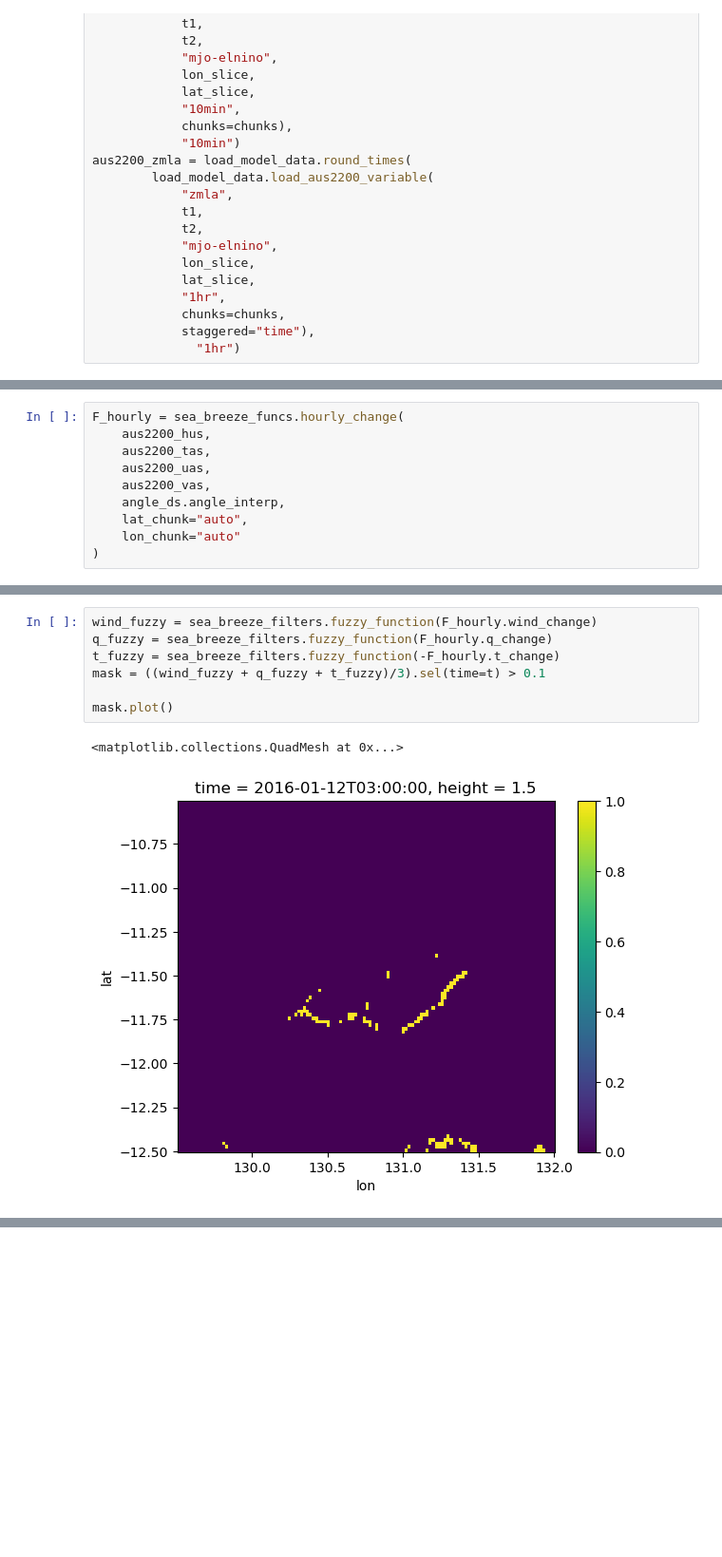
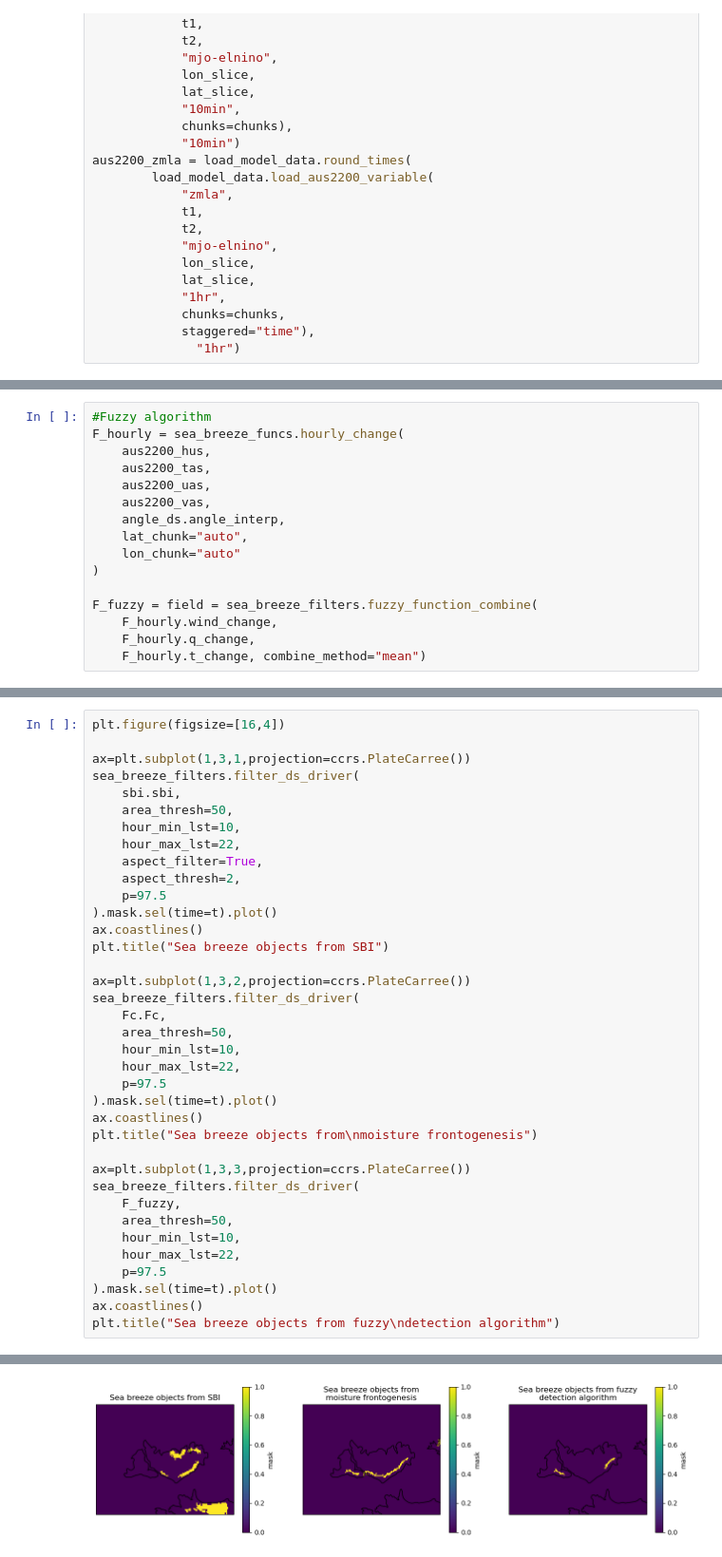
Before and after one commit to andrewbrown31/sea_breeze, a Jupyter notebook: example_notebooks/sea_breeze_detection_example.ipynb, the cells around one changed output, grey strips where cells are left out. Shown at 95% size. Saved outputs shown, nothing was run; the diff lists cells and outputs as text; blank space fills up the shorter version.

```diff
--- a/example_notebooks/sea_breeze_detection_example.ipynb
+++ b/example_notebooks/sea_breeze_detection_example.ipynb
@@ -176,4 +174,5 @@ F_dqdt = sea_breeze_funcs.moisture_flux_gradient(
 # %%
+#Fuzzy algorithm
 F_hourly = sea_breeze_funcs.hourly_change(
     aus2200_hus,
     aus2200_tas,
@@ -183,3 +182,8 @@ F_hourly = sea_breeze_funcs.hourly_change(
     lat_chunk="auto",
     lon_chunk="auto"
 )
+
+F_fuzzy = field = sea_breeze_filters.fuzzy_function_combine(
+    F_hourly.wind_change,
+    F_hourly.q_change,
+    F_hourly.t_change, combine_method="mean")
@@ -289,10 +217,38 @@ ax.coastlines()
-# %%
-wind_fuzzy = sea_breeze_filters.fuzzy_function(F_hourly.wind_change)
-q_fuzzy = sea_breeze_filters.fuzzy_function(F_hourly.q_change)
-t_fuzzy = sea_breeze_filters.fuzzy_function(-F_hourly.t_change)
-mask = ((wind_fuzzy + q_fuzzy + t_fuzzy)/3).sel(time=t) > 0.1
-
-mask.plot()
-# %% [output]
-<matplotlib.collections.QuadMesh at 0x...>
-[figure, removed]
+# %%
+plt.figure(figsize=[16,4])
+
+ax=plt.subplot(1,3,1,projection=ccrs.PlateCarree())
+sea_breeze_filters.filter_ds_driver(
+    sbi.sbi,
+    area_thresh=50,
+    hour_min_lst=10,
+    hour_max_lst=22,
+    aspect_filter=True,
+    aspect_thresh=2,
+    p=97.5
+).mask.sel(time=t).plot()
+ax.coastlines()
+plt.title("Sea breeze objects from SBI")
+
+ax=plt.subplot(1,3,2,projection=ccrs.PlateCarree())
+sea_breeze_filters.filter_ds_driver(
+    Fc.Fc,
+    area_thresh=50,
+    hour_min_lst=10,
+    hour_max_lst=22,
+    p=97.5
+).mask.sel(time=t).plot()
+ax.coastlines()
+plt.title("Sea breeze objects from\nmoisture frontogenesis")
+
+ax=plt.subplot(1,3,3,projection=ccrs.PlateCarree())
+sea_breeze_filters.filter_ds_driver(
+    F_fuzzy,
+    area_thresh=50,
+    hour_min_lst=10,
+    hour_max_lst=22,
+    p=97.5
+).mask.sel(time=t).plot()
+ax.coastlines()
+plt.title("Sea breeze objects from fuzzy\ndetection algorithm")
+# %% [output]
@@ -298,0 +262 @@ mask.plot()
+[figure, added]
```
Also changed, not shown: parts of 19 cells of this notebook, 3 other files.
